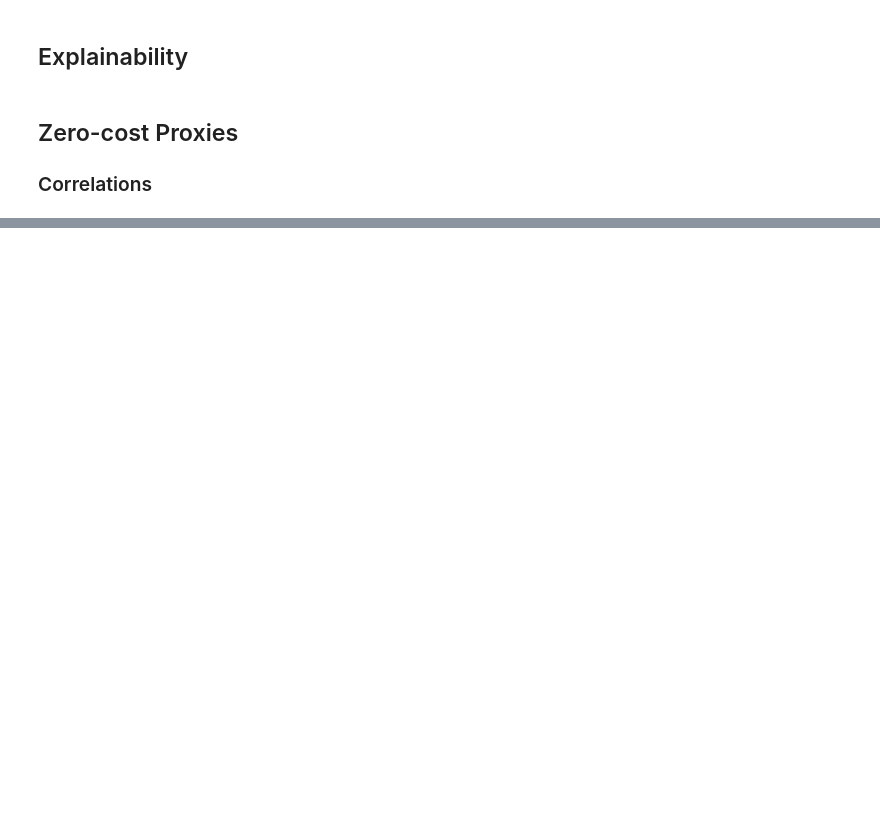
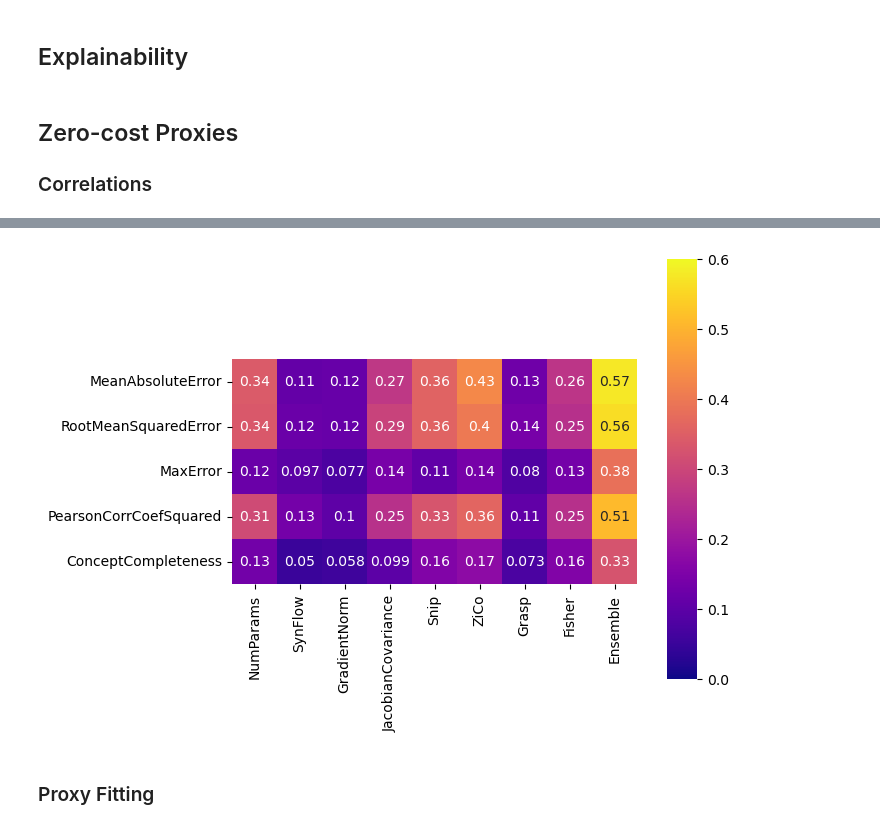
Before and after one commit to harryknighton/drug-discovery-automl, a Jupyter notebook: src/notebooks/evaluation.ipynb, the cells around one changed output, grey strips where cells are left out. Drawn from its saved outputs; the diff is of its cells as text; code cells hidden in the pictures; blank space fills up the shorter version.

```diff
--- a/src/notebooks/evaluation.ipynb
+++ b/src/notebooks/evaluation.ipynb
@@ -185,0 +235,45 @@ fig.savefig(config.FIGURES_DIR / 'metric_proxy_correlations.png')
+# %%
+fig, ax = plt.subplots(figsize=(6, 6))
+
+fig.subplots_adjust(right=0.8)
+cbar_ax = fig.add_axes([0.85, 0.15, 0.05, 0.7])
+dataset_corrs = []
+for i, dataset in enumerate(datasets):
+    proxies, metrics = load_samples(dataset)
+    proxies = {k: v.cpu().detach() for k, v in proxies.items()}
+    metrics = {k: v.cpu().detach() for k, v in metrics.items()}
+    experiment_df = pd.DataFrame(proxies | metrics)
+    corrs = experiment_df.corr().abs()
+    corrs = corrs[proxy_names].loc[metric_names, :]
+
+    # Calculate Ensemble values
+    ensemble_corrs = {}
+    for metric in metric_names:
+        ensemble = Ensemble(DEFAULT_PROXIES)
+        ensemble.fit(proxies, metrics[metric], not METRIC_HIGHER_IS_BETTER[metric])
+        x = torch.stack([proxies[proxy] for proxy in ensemble.proxy_collection.proxies], dim=1)
+        y = torch.tensor(ensemble.model.predict(x))
+        ensemble_corrs[metric] = abs(pearsonr(y, metrics[metric]).statistic)
+
+    corrs['Ensemble'] = pd.Series(ensemble_corrs)
+    dataset_corrs.append(corrs)
+
+avg_corrs = sum(dataset_corrs) / len(dataset_corrs)
+
+sns.heatmap(
+    avg_corrs,
+    xticklabels=True,
+    yticklabels=True,
+    annot=True,
+    square=True,
+    ax=ax,
+    cmap='plasma',
+    cbar_ax=cbar_ax,
+    vmin=0.0,
+    vmax=0.6
+)
+fig.savefig(config.FIGURES_DIR / 'abs_metric_proxy_correlations.png')
+# %% [output]
+[figure, added]
+# %% [markdown]
+### Proxy Fitting
```
Also changed, not shown: parts of 12 cells of this notebook.
